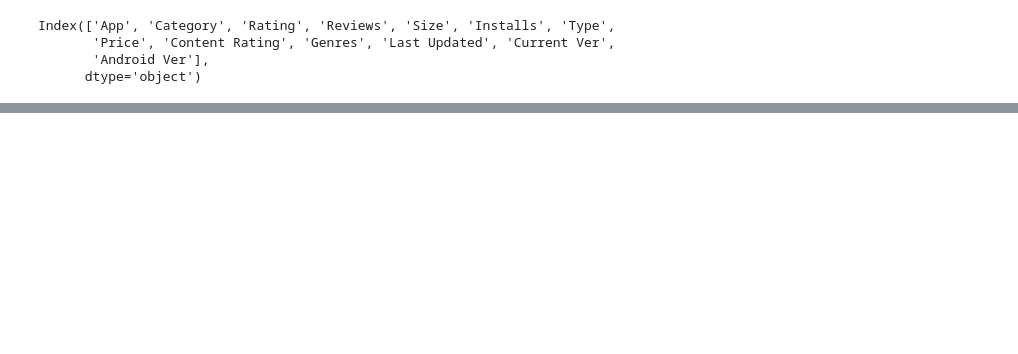
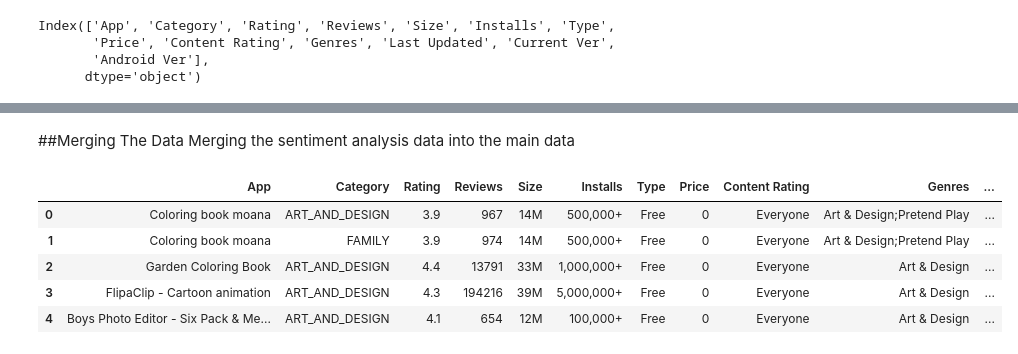
Before and after one commit to shashankm10/play_store_EDA, a Jupyter notebook: Play_Store_App_Review_Analysis_Capstone_Project.ipynb, the cells around one changed output, grey strips where cells are left out. Cells and saved outputs as stored; diff of their text form; code cells hidden in the pictures; blank space fills up the shorter version.

```diff
--- a/Play_Store_App_Review_Analysis_Capstone_Project.ipynb
+++ b/Play_Store_App_Review_Analysis_Capstone_Project.ipynb
@@ -16,5 +28,5 @@ import seaborn as sns
 # %%
-# from google.colab import drive
-# drive.mount('/content/drive')
+#importing the data
 file_path = '/content/drive/MyDrive/Colab Notebooks/Capstone Project/Shashank_EDA/Play Store Data.csv'
 df=pd.read_csv(file_path)
+user_review=pd.read_csv('/content/drive/MyDrive/Colab Notebooks/Capstone Project/Shashank_EDA/User Reviews.csv')
@@ -65,0 +236,3 @@ Index(['App', 'Category', 'Rating', 'Reviews', 'Size', 'Installs', 'Type',
+# %%
+user_review.dropna(inplace=True)
+user_review.isnull().sum()
@@ -65,0 +259,3 @@ Index(['App', 'Category', 'Rating', 'Reviews', 'Size', 'Installs', 'Type',
+# %%
+updated_review=user_review.groupby('App').mean().reset_index()
+updated_review
@@ -65,0 +276,13 @@ Index(['App', 'Category', 'Rating', 'Reviews', 'Size', 'Installs', 'Type',
+# %% [markdown]
+##Merging The Data
+Merging the sentiment analysis data into the main data
+# %%
+d=pd.merge(df,updated_review)
+d.head()
+# %% [output]
+|  | App | Category | Rating | Reviews | Size | Installs | Type | Price | Content Rating | Genres | ... |
+| 0 | Coloring book moana | ART_AND_DESIGN | 3.9 | 967 | 14M | 500,000+ | Free | 0 | Everyone | Art & Design;Pretend Play | ... |
+| 1 | Coloring book moana | FAMILY | 3.9 | 974 | 14M | 500,000+ | Free | 0 | Everyone | Art & Design;Pretend Play | ... |
+| 2 | Garden Coloring Book | ART_AND_DESIGN | 4.4 | 13791 | 33M | 1,000,000+ | Free | 0 | Everyone | Art & Design | ... |
+| 3 | FlipaClip - Cartoon animation | ART_AND_DESIGN | 4.3 | 194216 | 39M | 5,000,000+ | Free | 0 | Everyone | Art & Design | ... |
+| 4 | Boys Photo Editor - Six Pack & Me... | ART_AND_DESIGN | 4.1 | 654 | 12M | 100,000+ | Free | 0 | Everyone | Art & Design | ... |
```
Also changed, not shown: parts of 23 cells of this notebook.
